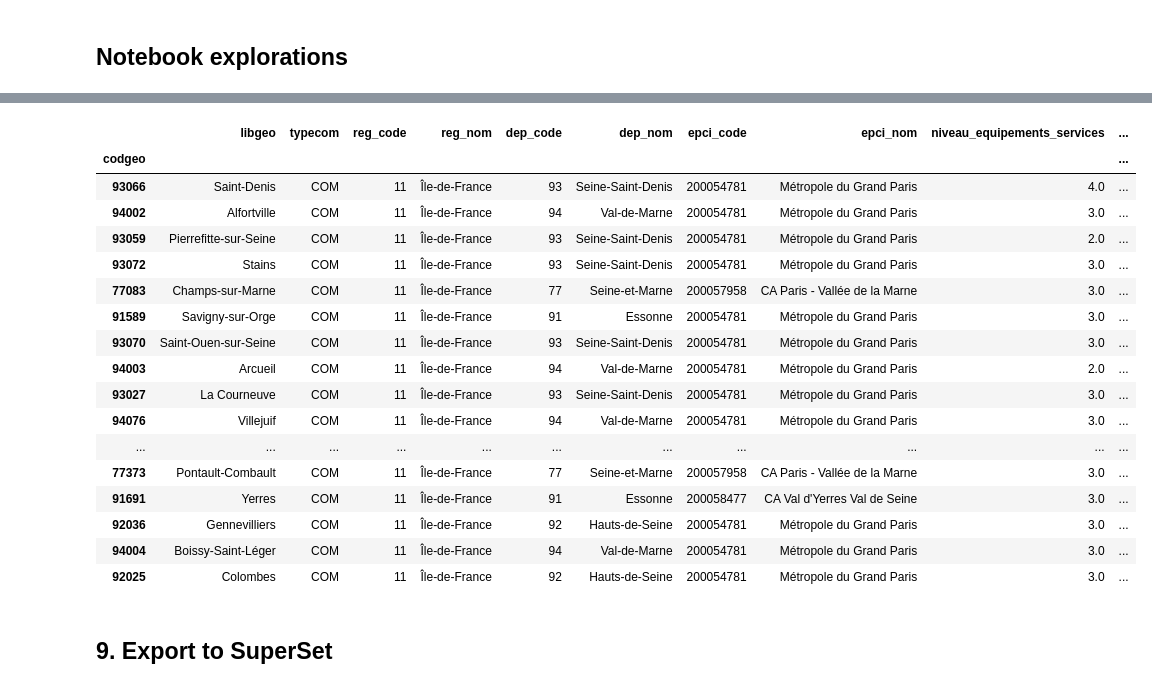
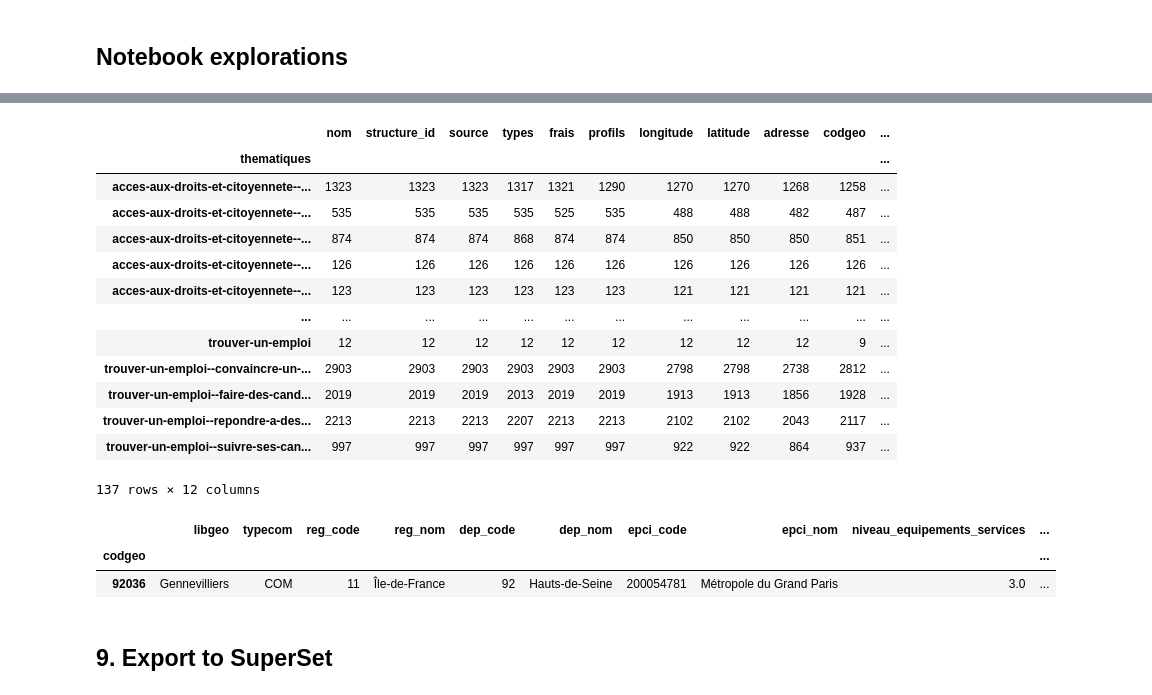
Before and after one commit to dataforgoodfr/13_odis, a Jupyter notebook: eda/notebooks/odis_stream2_scoring.ipynb, the cells around one changed output, grey strips where cells are left out. Drawn from its saved outputs; the diff is of its cells as text; code cells hidden in the pictures.

```diff
--- a/eda/notebooks/odis_stream2_scoring.ipynb
+++ b/eda/notebooks/odis_stream2_scoring.ipynb
@@ -28,6 +28,7 @@ from sklearn import preprocessing
 def init_loading_datasets(odis_file, scores_cat_file, metiers_file, formations_file, ecoles_file, maternites_file, sante_file):
     odis = gpd.GeoDataFrame(gpd.read_parquet(odis_file))
     odis.set_geometry(odis.polygon, inplace=True)
+    odis.polygon.set_precision(10**-5)
     odis = odis[~odis.polygon.isna()]
     odis.set_index('codgeo', inplace=True)
 
@@ -353,10 +351,10 @@ prefs = {
     'hebergement':"Chez l'habitant",
     'logement':'Location',
     'loc_distance_km':20,
-    'nb_adultes':1,
+    'nb_adultes':2,
     'nb_enfants':1,
     'codes_metiers':[['S1X40','J0X33','A1X41'], ['T4X60','T2A60']],
-    'codes_formations':[['423'], ['315','100']],
+    'codes_formations':[[423], [315,100]],
     'classe_enfants':['Maternelle', 'Collège'],
     'besoin_sante': None,
     'binome_penalty':0.1
@@ -413,24 +441,27 @@ t = performance_tracker(t, 'Compute Best Score End', timer_mode)
+# %%
+incl_exploded.groupby('thematiques').count()
+# %% [output]
+|  | nom | structure_id | source | types | frais | profils | longitude | latitude | adresse | codgeo | ... |
+| thematiques |  |  |  |  |  |  |  |  |  |  | ... |
+| acces-aux-droits-et-citoyennete--... | 1323 | 1323 | 1323 | 1317 | 1321 | 1290 | 1270 | 1270 | 1268 | 1258 | ... |
+| acces-aux-droits-et-citoyennete--... | 535 | 535 | 535 | 535 | 525 | 535 | 488 | 488 | 482 | 487 | ... |
+| acces-aux-droits-et-citoyennete--... | 874 | 874 | 874 | 868 | 874 | 874 | 850 | 850 | 850 | 851 | ... |
+| acces-aux-droits-et-citoyennete--... | 126 | 126 | 126 | 126 | 126 | 126 | 126 | 126 | 126 | 126 | ... |
+| acces-aux-droits-et-citoyennete--... | 123 | 123 | 123 | 123 | 123 | 123 | 121 | 121 | 121 | 121 | ... |
+| ... | ... | ... | ... | ... | ... | ... | ... | ... | ... | ... | ... |
+| trouver-un-emploi | 12 | 12 | 12 | 12 | 12 | 12 | 12 | 12 | 12 | 9 | ... |
+| trouver-un-emploi--convaincre-un-... | 2903 | 2903 | 2903 | 2903 | 2903 | 2903 | 2798 | 2798 | 2738 | 2812 | ... |
+| trouver-un-emploi--faire-des-cand... | 2019 | 2019 | 2019 | 2013 | 2019 | 2019 | 1913 | 1913 | 1856 | 1928 | ... |
+| trouver-un-emploi--repondre-a-des... | 2213 | 2213 | 2213 | 2207 | 2213 | 2213 | 2102 | 2102 | 2043 | 2117 | ... |
+| trouver-un-emploi--suivre-ses-can... | 997 | 997 | 997 | 997 | 997 | 997 | 922 | 922 | 864 | 937 | ... |
+137 rows × 12 columns
 # %%
-odis_search_best[odis_search_best.met_match_codes_adult1.str.len() > 0].head(20)
+odis_search_best[odis_search_best.form_match_codes_adult1.str.len() > 0].head(1)
+# odis_search_best[odis_search_best.codes_formations.str.len() > 0][['codes_formations']].head(5)
 # %% [output]
 |  | libgeo | typecom | reg_code | reg_nom | dep_code | dep_nom | epci_code | epci_nom | niveau_equipements_services | ... |
 | codgeo |  |  |  |  |  |  |  |  |  | ... |
-| 93066 | Saint-Denis | COM | 11 | Île-de-France | 93 | Seine-Saint-Denis | 200054781 | Métropole du Grand Paris | 4.0 | ... |
-| 94002 | Alfortville | COM | 11 | Île-de-France | 94 | Val-de-Marne | 200054781 | Métropole du Grand Paris | 3.0 | ... |
-| 93059 | Pierrefitte-sur-Seine | COM | 11 | Île-de-France | 93 | Seine-Saint-Denis | 200054781 | Métropole du Grand Paris | 2.0 | ... |
-| 93072 | Stains | COM | 11 | Île-de-France | 93 | Seine-Saint-Denis | 200054781 | Métropole du Grand Paris | 3.0 | ... |
-| 77083 | Champs-sur-Marne | COM | 11 | Île-de-France | 77 | Seine-et-Marne | 200057958 | CA Paris - Vallée de la Marne | 3.0 | ... |
-| 91589 | Savigny-sur-Orge | COM | 11 | Île-de-France | 91 | Essonne | 200054781 | Métropole du Grand Paris | 3.0 | ... |
-| 93070 | Saint-Ouen-sur-Seine | COM | 11 | Île-de-France | 93 | Seine-Saint-Denis | 200054781 | Métropole du Grand Paris | 3.0 | ... |
-| 94003 | Arcueil | COM | 11 | Île-de-France | 94 | Val-de-Marne | 200054781 | Métropole du Grand Paris | 2.0 | ... |
-| 93027 | La Courneuve | COM | 11 | Île-de-France | 93 | Seine-Saint-Denis | 200054781 | Métropole du Grand Paris | 3.0 | ... |
-| 94076 | Villejuif | COM | 11 | Île-de-France | 94 | Val-de-Marne | 200054781 | Métropole du Grand Paris | 3.0 | ... |
-| ... | ... | ... | ... | ... | ... | ... | ... | ... | ... | ... |
-| 77373 | Pontault-Combault | COM | 11 | Île-de-France | 77 | Seine-et-Marne | 200057958 | CA Paris - Vallée de la Marne | 3.0 | ... |
-| 91691 | Yerres | COM | 11 | Île-de-France | 91 | Essonne | 200058477 | CA Val d'Yerres Val de Seine | 3.0 | ... |
 | 92036 | Gennevilliers | COM | 11 | Île-de-France | 92 | Hauts-de-Seine | 200054781 | Métropole du Grand Paris | 3.0 | ... |
-| 94004 | Boissy-Saint-Léger | COM | 11 | Île-de-France | 94 | Val-de-Marne | 200054781 | Métropole du Grand Paris | 3.0 | ... |
-| 92025 | Colombes | COM | 11 | Île-de-France | 92 | Hauts-de-Seine | 200054781 | Métropole du Grand Paris | 3.0 | ... |
 # %% [markdown]
 ## 9. Export to SuperSet
 # %%
```
Also changed, not shown: parts of 9 cells of this notebook, 6 other files.
